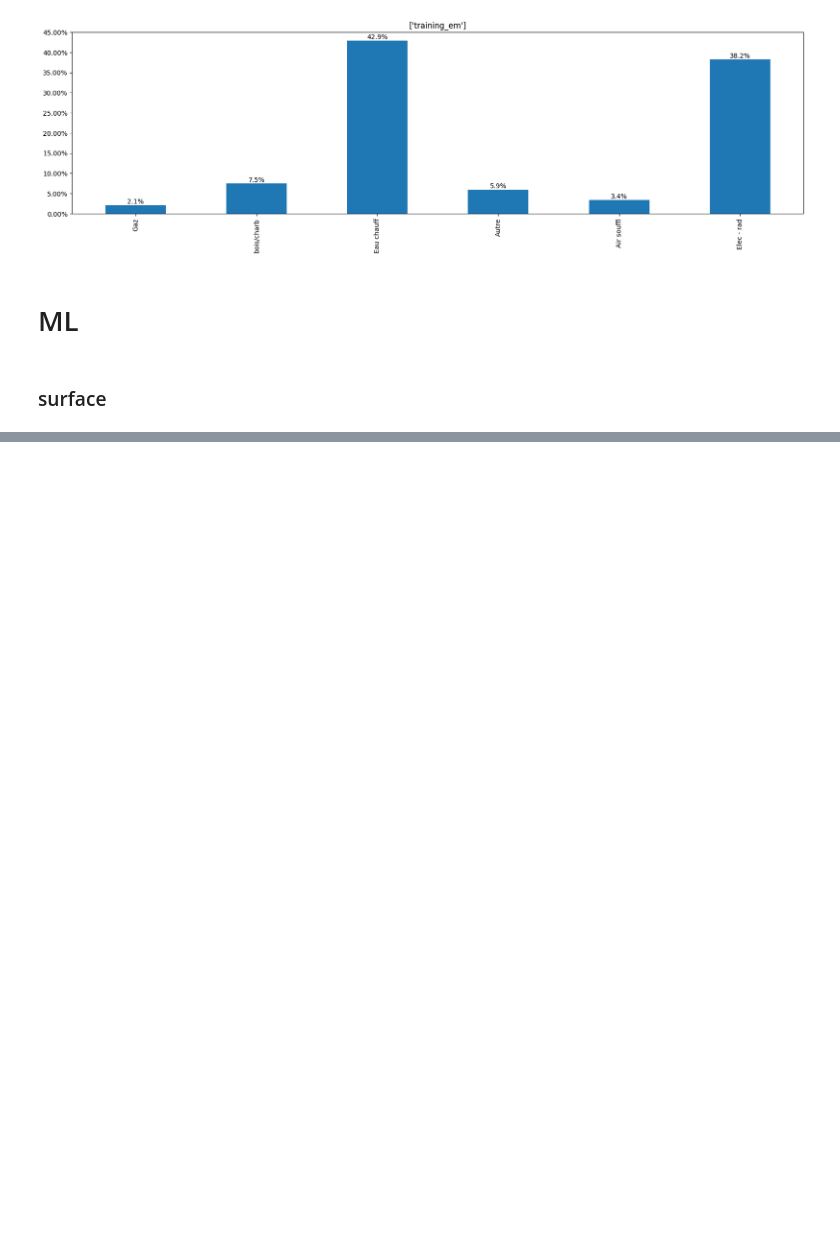
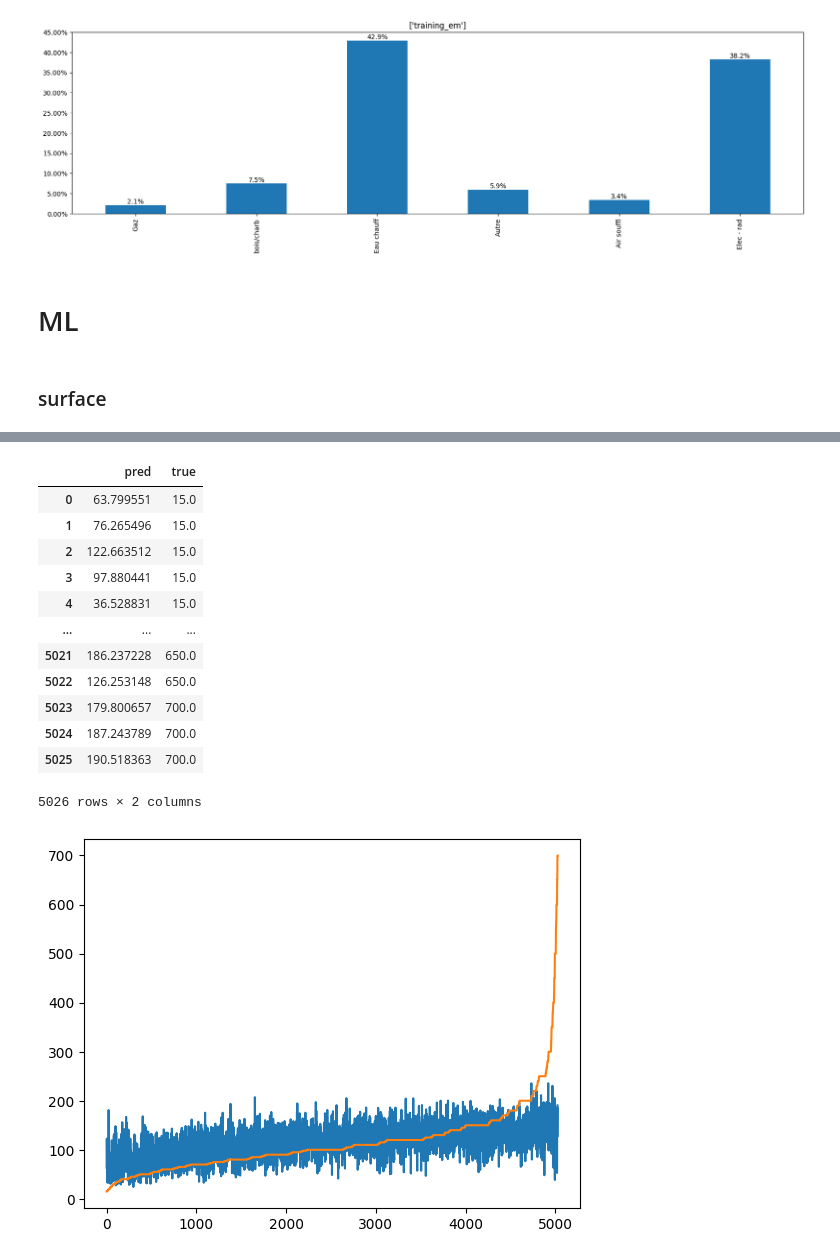
Before and after one commit to axrocheteau/renov_local, a Jupyter notebook: pred_tremi.ipynb, the cells around one changed output, grey strips where cells are left out. Drawn from its saved outputs; the diff is of its cells as text; code cells hidden in the pictures; blank space fills up the shorter version.

```diff
--- a/pred_tremi.ipynb
+++ b/pred_tremi.ipynb
@@ -231,21 +232,30 @@ from sklearn.preprocessing import PolynomialFeatures
 # %% [markdown]
 ### surface
 # %%
-X = (
+X_not_hot = (
     training_surf.select(
         F.col('gender'),
         F.col('age'),
-        F.col('occupation'),
         F.col('home_state'),
         F.col('nb_persons_home'),
-        F.col('income'),
         F.col('population'),
         F.col('n_development_licence'),
         F.col('n_construction_licence'),
         F.col('n_new_buildings'),
         F.col('n_destruction_licence'),
+    ).toPandas().to_numpy()
+)
+X_hot = (
+    training_surf.select(
+        F.col('occupation'),
+        F.col('income'),
         F.col('department_number')
     ).toPandas()
 )
 
-y = training_surf.select(F.col('surface')).toPandas()
+encoder = OneHotEncoder(drop='first', sparse_output=False).fit(X_hot)
+X_hot = encoder.transform(X_hot)
+
+X = np.column_stack((X_not_hot, X_hot))
+print(X.shape)
+y = training_surf.select(F.col('surface')).toPandas().to_numpy()
@@ -265,12 +277,11 @@ def within_percent(y_true, y_pred, percent = 15):
     return (count / len(y_true)) * 100
 # %%
 # add some non_linearity
-poly = PolynomialFeatures(2)
+poly = PolynomialFeatures(1)
 X_transformed = poly.fit_transform(X)
-y_transformed = y.to_numpy()
 
 # split training and testing
-X_train, X_test, y_train, y_test = train_test_split(X_transformed, y_transformed, test_size=0.4, random_state=42)
+X_train, X_test, y_train, y_test = train_test_split(X_transformed, y, test_size=0.4, random_state=42)
 
 # linear regression
 reg = LinearRegression().fit(X_train, y_train)
@@ -293,0 +305,21 @@ Text(0.5, 0, 'percent around true value')
+# %%
+df = pd.DataFrame(np.column_stack((y_pred, y_test)), columns = ['pred', 'true'])
+df = df.sort_values(by=['true'])
+df.reset_index(inplace = True, drop=True)
+plt.plot(df)
+display(df)
+# %% [output]
+|  | pred | true |
+| 0 | 63.799551 | 15.0 |
+| 1 | 76.265496 | 15.0 |
+| 2 | 122.663512 | 15.0 |
+| 3 | 97.880441 | 15.0 |
+| 4 | 36.528831 | 15.0 |
+| ... | ... | ... |
+| 5021 | 186.237228 | 650.0 |
+| 5022 | 126.253148 | 650.0 |
+| 5023 | 179.800657 | 700.0 |
+| 5024 | 187.243789 | 700.0 |
+| 5025 | 190.518363 | 700.0 |
+5026 rows × 2 columns
+[figure, added]
```
Also changed, not shown: parts of 4 cells of this notebook.
